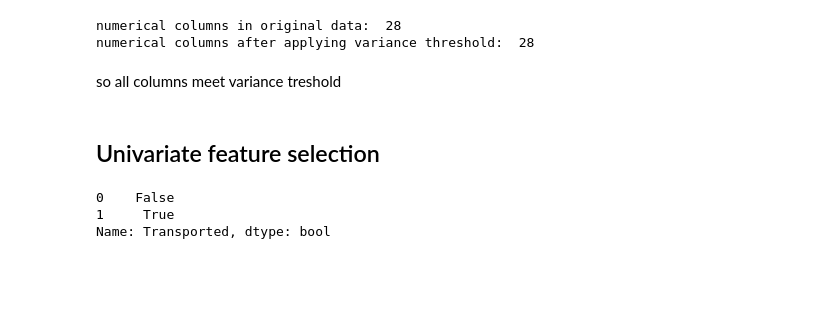
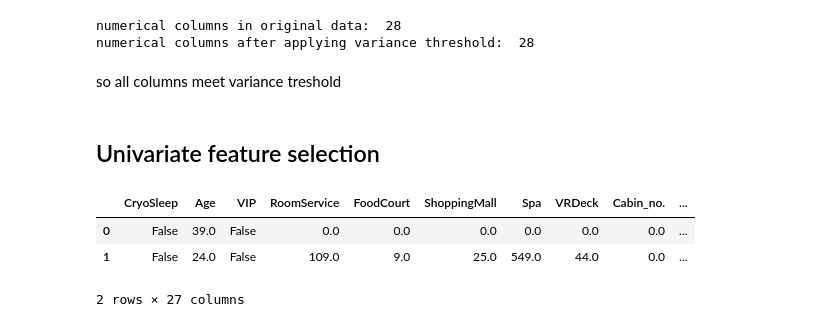
Before and after one commit to taaha/Classification-Spaceship-Titanic, a Jupyter notebook: classification-spaceship-titanic.ipynb, the cells around one changed output. Saved outputs shown, nothing was run; the diff lists cells and outputs as text; code cells hidden in the pictures; blank space fills up the shorter version.

```diff
--- a/classification-spaceship-titanic.ipynb
+++ b/classification-spaceship-titanic.ipynb
@@ -454,10 +492,11 @@ so all columns meet variance treshold
 # %%
 X = data
 X = X.drop(['Transported'], axis=1)
 X.head(2)
 y=data['Transported']
-y.head(2)
+X.head(2)
 # %% [output]
+|  | CryoSleep | Age | VIP | RoomService | FoodCourt | ShoppingMall | Spa | VRDeck | Cabin_no. | ... |
+| 0 | False | 39.0 | False | 0.0 | 0.0 | 0.0 | 0.0 | 0.0 | 0.0 | ... |
+| 1 | False | 24.0 | False | 109.0 | 9.0 | 25.0 | 549.0 | 44.0 | 0.0 | ... |
-0    False
-1     True
-Name: Transported, dtype: bool
+2 rows × 27 columns
```
Also changed, not shown: parts of 12 cells of this notebook.
